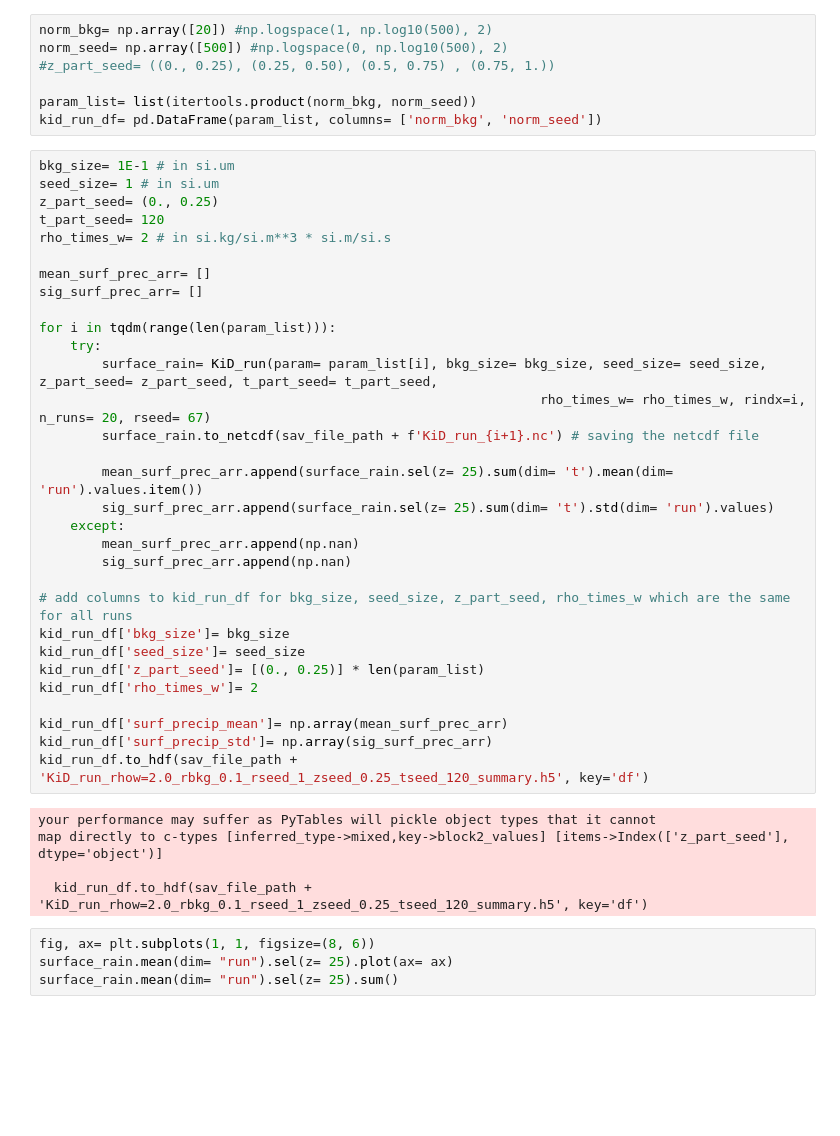
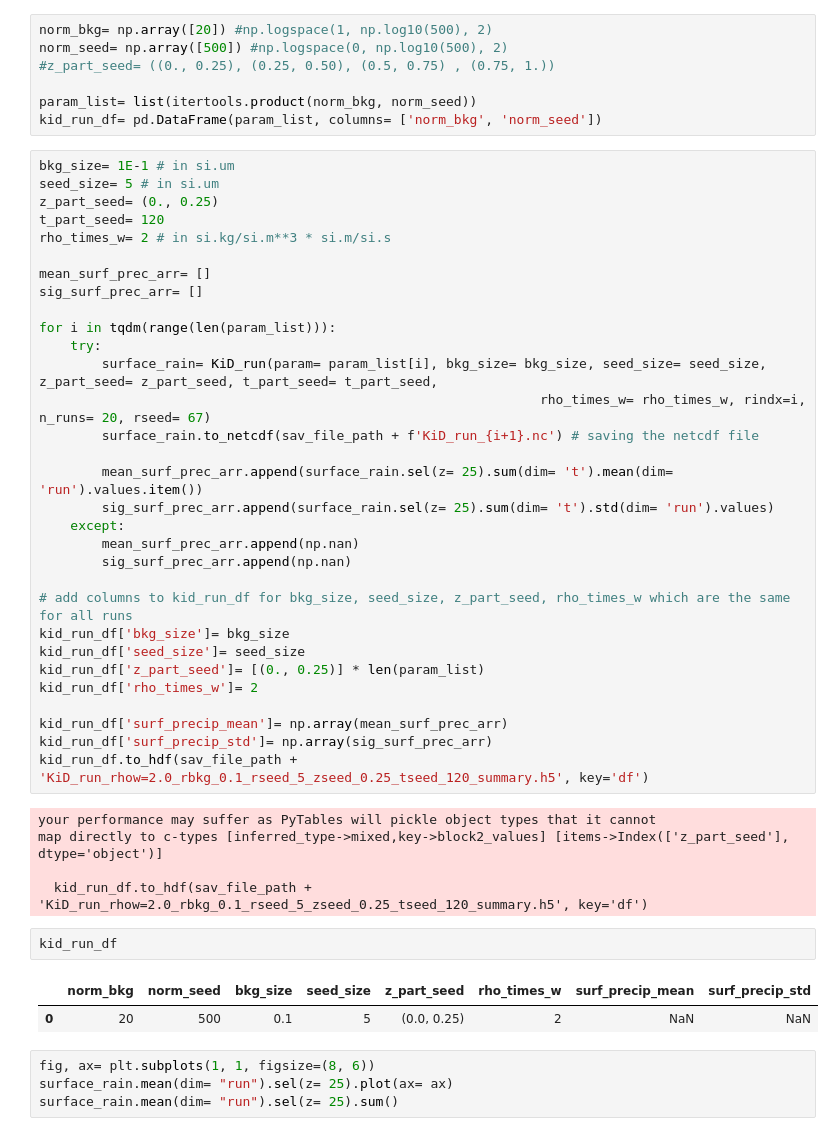
Before and after one commit to jtbuch/PySDM, a Jupyter notebook: examples/PySDM_examples/Buch_et_al_2024/parameter_scan_1d.ipynb, the cells around one changed output. Drawn from its saved outputs; the diff is of its cells as text; blank space fills up the shorter version.

```diff
--- a/examples/PySDM_examples/Buch_et_al_2024/parameter_scan_1d.ipynb
+++ b/examples/PySDM_examples/Buch_et_al_2024/parameter_scan_1d.ipynb
@@ -109,7 +109,7 @@ param_list= list(itertools.product(norm_bkg, norm_seed))
 kid_run_df= pd.DataFrame(param_list, columns= ['norm_bkg', 'norm_seed'])
 # %%
 bkg_size= 1E-1 # in si.um
-seed_size= 1 # in si.um
+seed_size= 5 # in si.um
 z_part_seed= (0., 0.25)
 t_part_seed= 120
 rho_times_w= 2 # in si.kg/si.m**3 * si.m/si.s
@@ -137,12 +137,17 @@ kid_run_df['rho_times_w']= 2
 
 kid_run_df['surf_precip_mean']= np.array(mean_surf_prec_arr)
 kid_run_df['surf_precip_std']= np.array(sig_surf_prec_arr)
-kid_run_df.to_hdf(sav_file_path + 'KiD_run_rhow=2.0_rbkg_0.1_rseed_1_zseed_0.25_tseed_120_summary.h5', key='df')
+kid_run_df.to_hdf(sav_file_path + 'KiD_run_rhow=2.0_rbkg_0.1_rseed_5_zseed_0.25_tseed_120_summary.h5', key='df')
 # %% [output]
 your performance may suffer as PyTables will pickle object types that it cannot
 map directly to c-types [inferred_type->mixed,key->block2_values] [items->Index(['z_part_seed'], dtype='object')]
 
-  kid_run_df.to_hdf(sav_file_path + 'KiD_run_rhow=2.0_rbkg_0.1_rseed_1_zseed_0.25_tseed_120_summary.h5', key='df')
+  kid_run_df.to_hdf(sav_file_path + 'KiD_run_rhow=2.0_rbkg_0.1_rseed_5_zseed_0.25_tseed_120_summary.h5', key='df')
+# %%
+kid_run_df
+# %% [output]
+|  | norm_bkg | norm_seed | bkg_size | seed_size | z_part_seed | rho_times_w | surf_precip_mean | surf_precip_std |
+| 0 | 20 | 500 | 0.1 | 5 | (0.0, 0.25) | 2 | NaN | NaN |
 # %%
 fig, ax= plt.subplots(1, 1, figsize=(8, 6))
 surface_rain.mean(dim= "run").sel(z= 25).plot(ax= ax)
```
Also changed, not shown: parts of 9 cells of this notebook.
